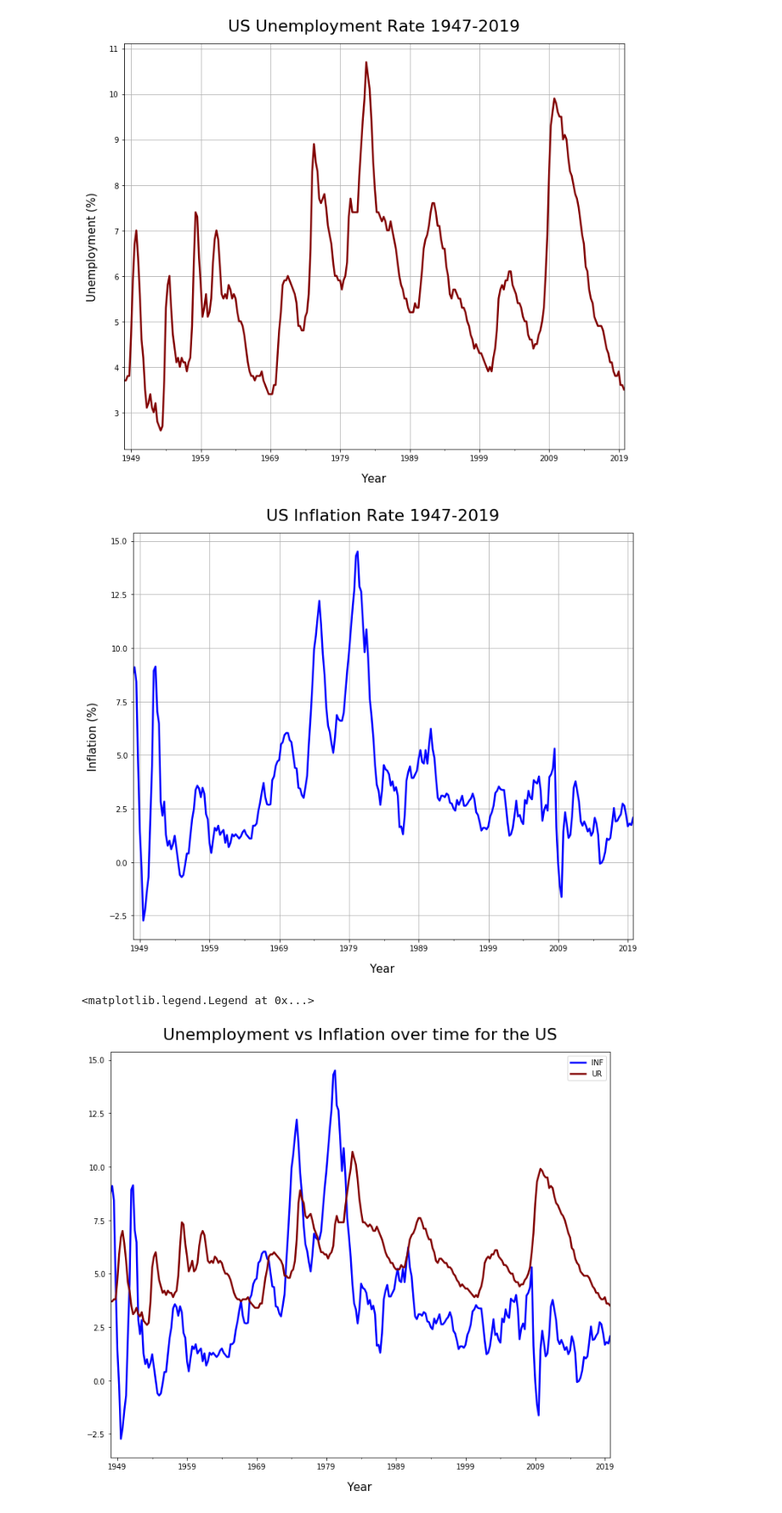
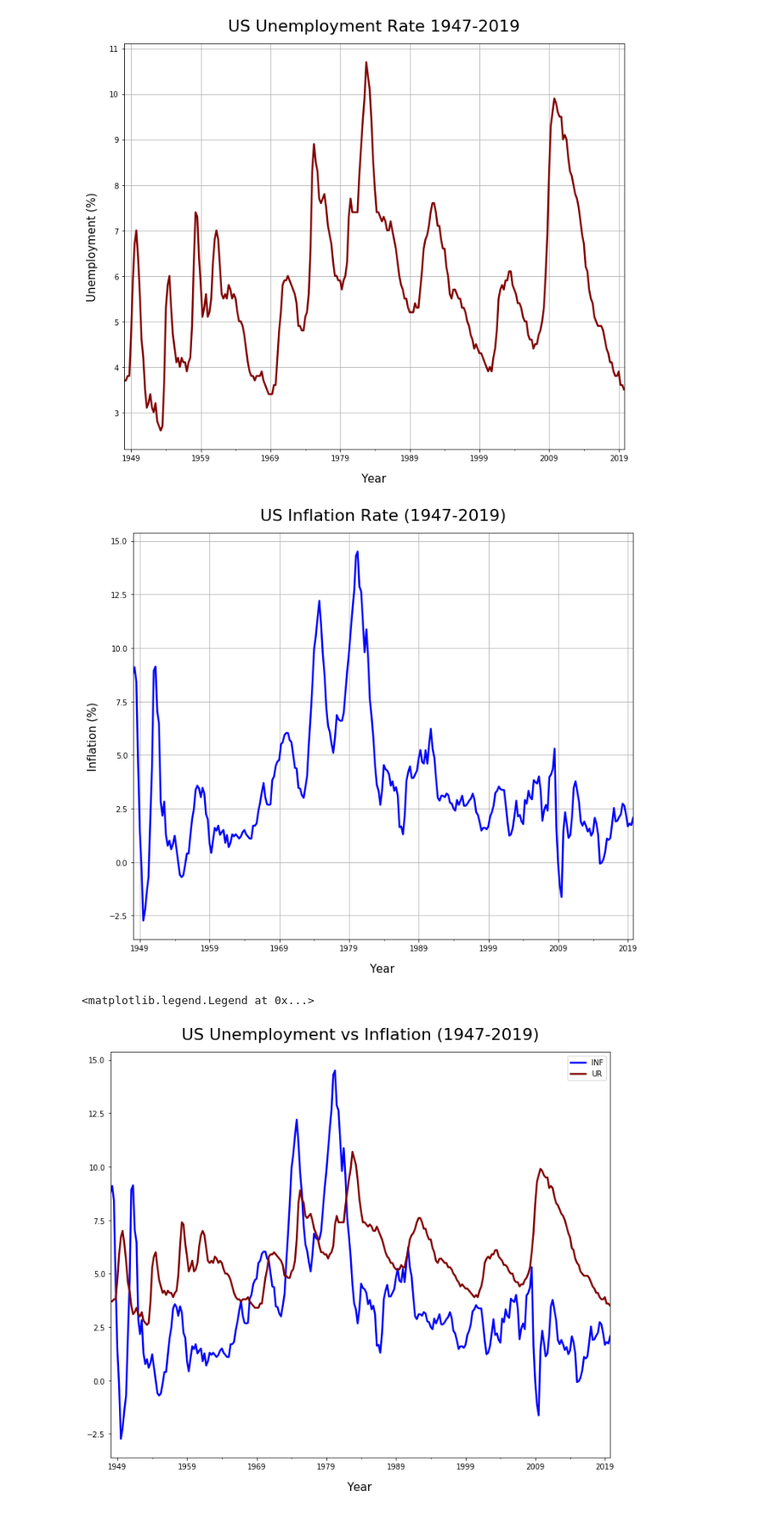
Before and after one commit to kanikajain1/Project1, a Jupyter notebook: Phil/Phillips Curve (1).ipynb, the cells around one changed output. Shown at 85% size. Saved outputs shown, nothing was run; the diff lists cells and outputs as text; code cells hidden in the pictures.

```diff
--- a/Phil/Phillips Curve (1).ipynb
+++ b/Phil/Phillips Curve (1).ipynb
@@ -8,7 +8,7 @@ from us import states
 from scipy.stats import linregress
 from matplotlib import pyplot as plt
 from fredapi import Fred
-fred = Fred(api_key='8d9168f04897da41e439475a2f472b3f')
+fred = Fred(api_key='insert key')
 # %%
 #STEP 1 CSV - reading the CSV
 inf_path="inflation.csv"
@@ -258,19 +258,19 @@ plt.savefig("US Unemployment Rate 1947-2019.png")
 merge_df3.set_index('qtr_dt')['INF'].plot(figsize=(12, 10), linewidth=2.5, color='blue', grid=True)
 plt.xlabel("Year", labelpad=15, fontsize =15)
 plt.ylabel("Inflation (%)", labelpad=15, fontsize =15)
-plt.title("US Inflation Rate 1947-2019", y=1.02, fontsize=22)
-plt.savefig("Inflation Rate 1947-2019.png")
+plt.title("US Inflation Rate (1947-2019)", y=1.02, fontsize=22)
+plt.savefig("US Inflation Rate (1947-2019).png")
 # %% [output]
-[figure, old version]
+[figure, new version]
 # %%
 merge_df3.set_index('qtr_dt')['INF'].plot(figsize=(12, 10), linewidth=2.5, color='blue')
 merge_df3.set_index('qtr_dt')['UR'].plot(figsize=(12, 10), linewidth=2.5, color='maroon')
-plt.title("Unemployment vs Inflation over time for the US", y=1.02, fontsize=22)
+plt.title("US Unemployment vs Inflation (1947-2019)", y=1.02, fontsize=22)
 plt.xlabel("Year", labelpad=15, fontsize =15)
-plt.savefig("Unemployment vs Inflation the US.png")
+plt.savefig("US Unemployment vs Inflation (1947-2019).png")
 plt.legend()
 # %% [output]
 <matplotlib.legend.Legend at 0x...>
-[figure, old version]
+[figure, new version]
 # %%
 merge_df3.plot(kind='scatter', x='UR', y='INF', color='darkblue', alpha=0.5, figsize=(10, 7), grid = True)
```
Also changed, not shown: parts of 2 cells of this notebook, 8 other files.
